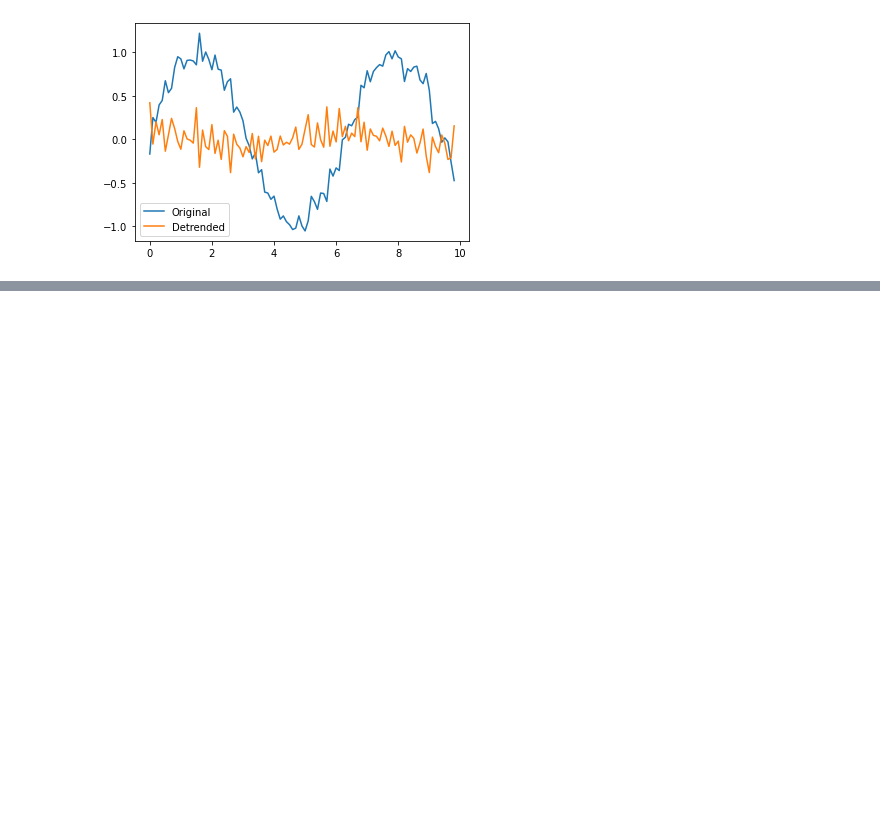
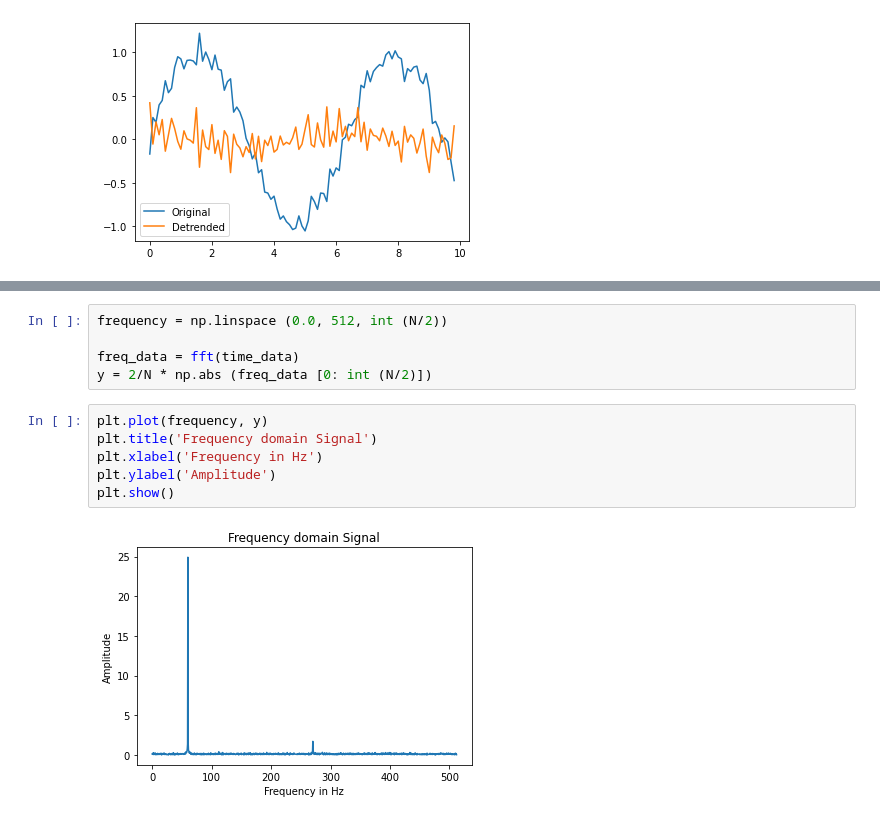
Before and after one commit to Jansen-Lin/test_bed_repo, a Jupyter notebook: notebook/_notebook_time_series.ipynb, the cells around one changed output, grey strips where cells are left out. Drawn from its saved outputs; the diff is of its cells as text; blank space fills up the shorter version.

```diff
--- a/notebook/_notebook_time_series.ipynb
+++ b/notebook/_notebook_time_series.ipynb
@@ -69,0 +104,13 @@ plt.show()
+# %%
+frequency = np.linspace (0.0, 512, int (N/2))
+
+freq_data = fft(time_data)
+y = 2/N * np.abs (freq_data [0: int (N/2)])
+# %%
+plt.plot(frequency, y)
+plt.title('Frequency domain Signal')
+plt.xlabel('Frequency in Hz')
+plt.ylabel('Amplitude')
+plt.show()
+# %% [output]
+[figure, added]
```
Also changed, not shown: parts of 9 cells of this notebook, 4 other files.
